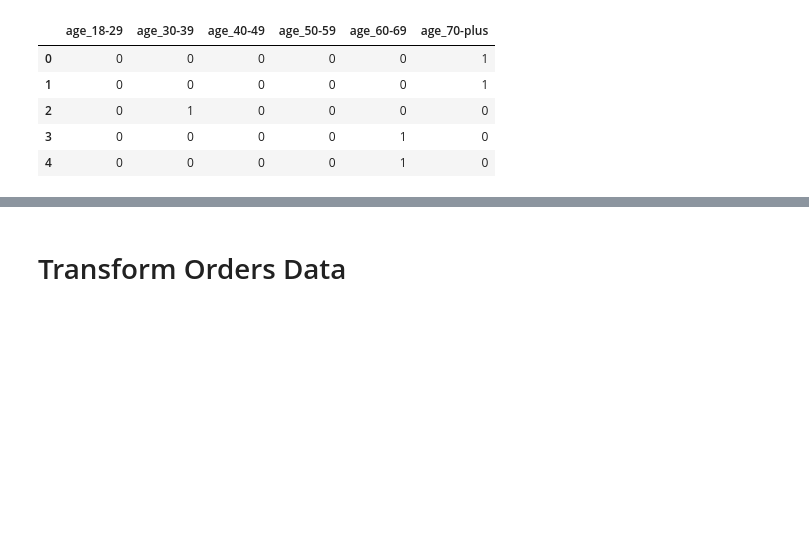
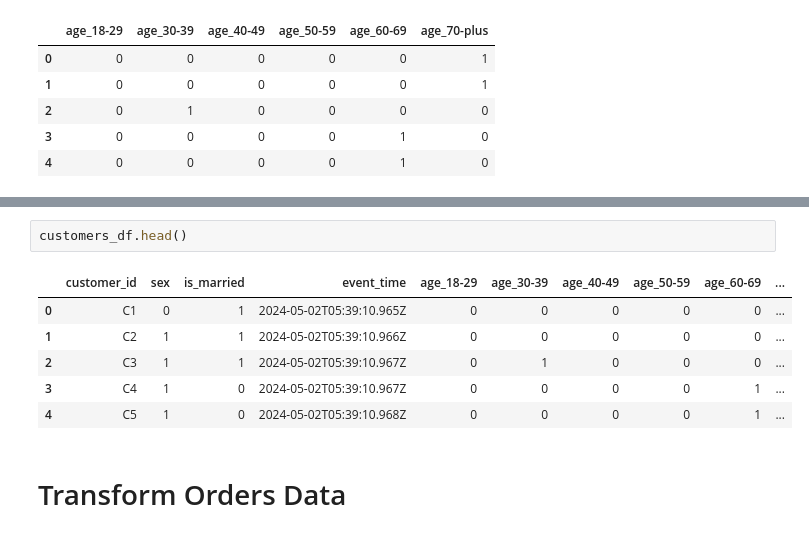
Before and after one commit to jarif87/machine-learning-notebooks, a Jupyter notebook: Preprocessing.ipynb, the cells around one changed output, grey strips where cells are left out. Cells and saved outputs as stored; diff of their text form; blank space fills up the shorter version.

```diff
--- a/Preprocessing.ipynb
+++ b/Preprocessing.ipynb
@@ -97,3 +116,12 @@ customer_df.to_csv("customers.csv")
+# %%
+customers_df.head()
+# %% [output]
+|  | customer_id | sex | is_married | event_time | age_18-29 | age_30-39 | age_40-49 | age_50-59 | age_60-69 | ... |
+| 0 | C1 | 0 | 1 | 2024-05-02T05:39:10.965Z | 0 | 0 | 0 | 0 | 0 | ... |
+| 1 | C2 | 1 | 1 | 2024-05-02T05:39:10.966Z | 0 | 0 | 0 | 0 | 0 | ... |
+| 2 | C3 | 1 | 1 | 2024-05-02T05:39:10.967Z | 0 | 1 | 0 | 0 | 0 | ... |
+| 3 | C4 | 1 | 0 | 2024-05-02T05:39:10.967Z | 0 | 0 | 0 | 0 | 1 | ... |
+| 4 | C5 | 1 | 0 | 2024-05-02T05:39:10.968Z | 0 | 0 | 0 | 0 | 1 | ... |
 # %% [markdown]
 # Transform Orders Data
 # %%
```
Also changed, not shown: parts of 10 cells of this notebook, 1 other file.
